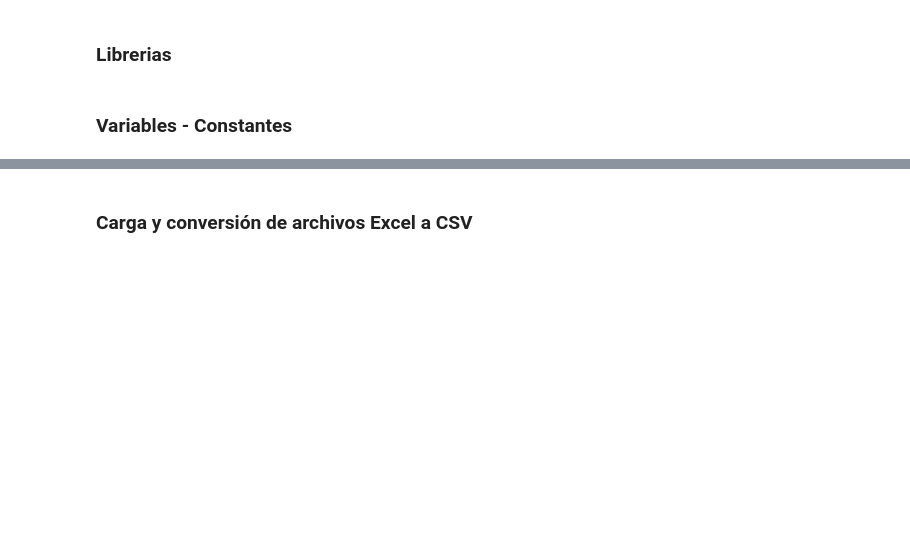
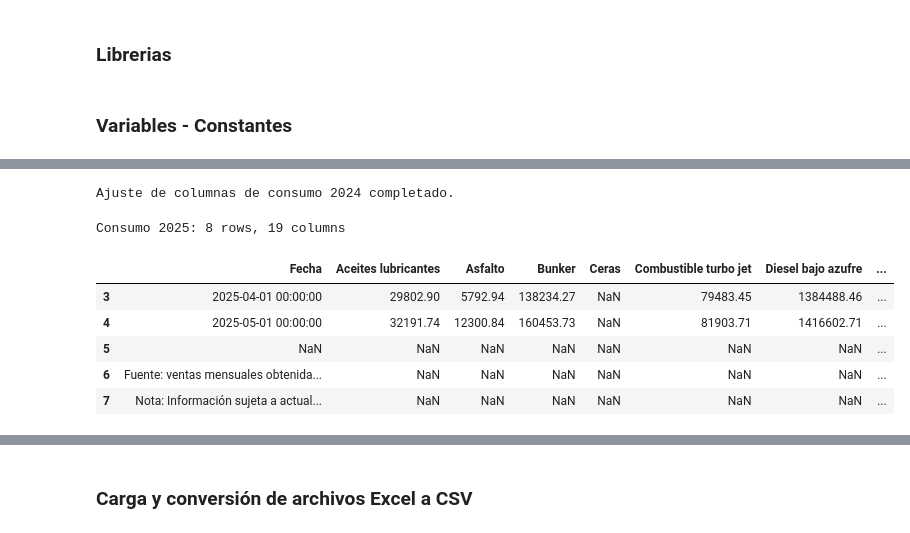
Before and after one commit to JosueSay/labs-ds, a Jupyter notebook: lab1.ipynb, the cells around one changed output, grey strips where cells are left out. Cells and saved outputs as stored; diff of their text form; code cells hidden in the pictures; blank space fills up the shorter version.

```diff
--- a/lab1.ipynb
+++ b/lab1.ipynb
@@ -50,0 +118,19 @@ os.makedirs(OUTPUT_DIR, exist_ok=True)
+# %%
+print("Ajuste de columnas de consumo 2024 completado.")
+# %% [output]
+Ajuste de columnas de consumo 2024 completado.
+# %%
+df_consumo_raw_2025 = pd.read_excel(CONSUMO_2025_XLSX, skiprows=6)
+df_consumo_raw_2025.head()
+print(f"Consumo 2025: {df_consumo_raw_2025.shape[0]} rows, {df_consumo_raw_2025.shape[1]} columns")
+# %% [output]
+Consumo 2025: 8 rows, 19 columns
+# %%
+df_consumo_raw_2025.tail()
+# %% [output]
+|  | Fecha | Aceites lubricantes | Asfalto | Bunker | Ceras | Combustible turbo jet | Diesel bajo azufre | ... |
+| 3 | 2025-04-01 00:00:00 | 29802.90 | 5792.94 | 138234.27 | NaN | 79483.45 | 1384488.46 | ... |
+| 4 | 2025-05-01 00:00:00 | 32191.74 | 12300.84 | 160453.73 | NaN | 81903.71 | 1416602.71 | ... |
+| 5 | NaN | NaN | NaN | NaN | NaN | NaN | NaN | ... |
+| 6 | Fuente: ventas mensuales obtenida... | NaN | NaN | NaN | NaN | NaN | NaN | ... |
+| 7 | Nota: Información sujeta a actual... | NaN | NaN | NaN | NaN | NaN | NaN | ... |
```
Also changed, not shown: parts of 16 cells of this notebook, 3 other files.
